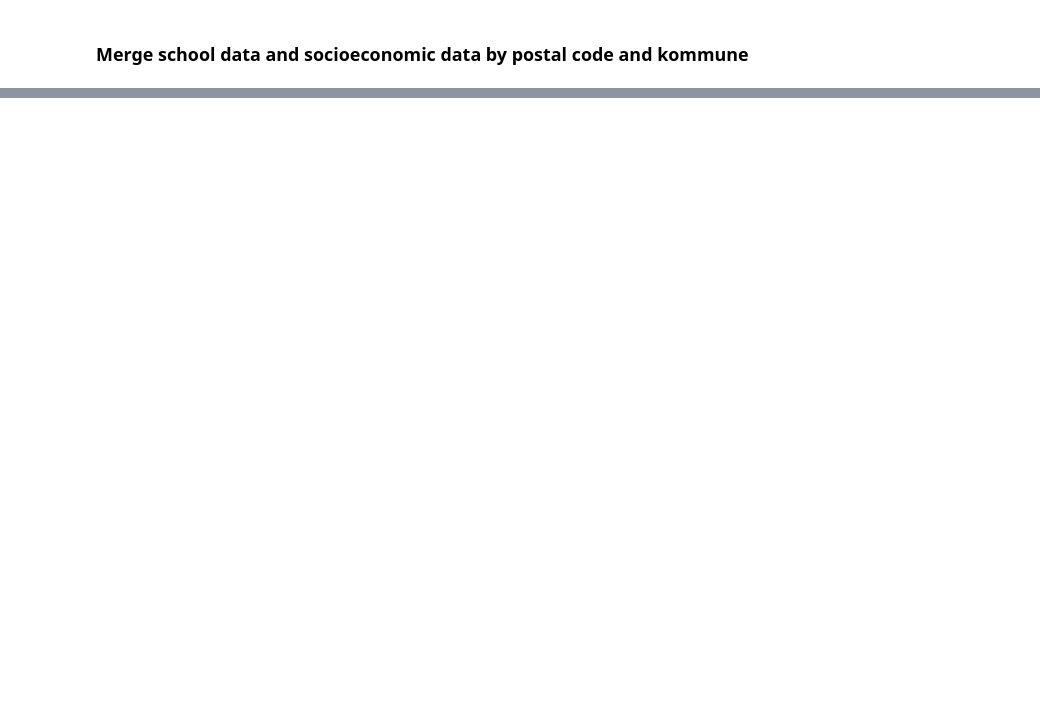
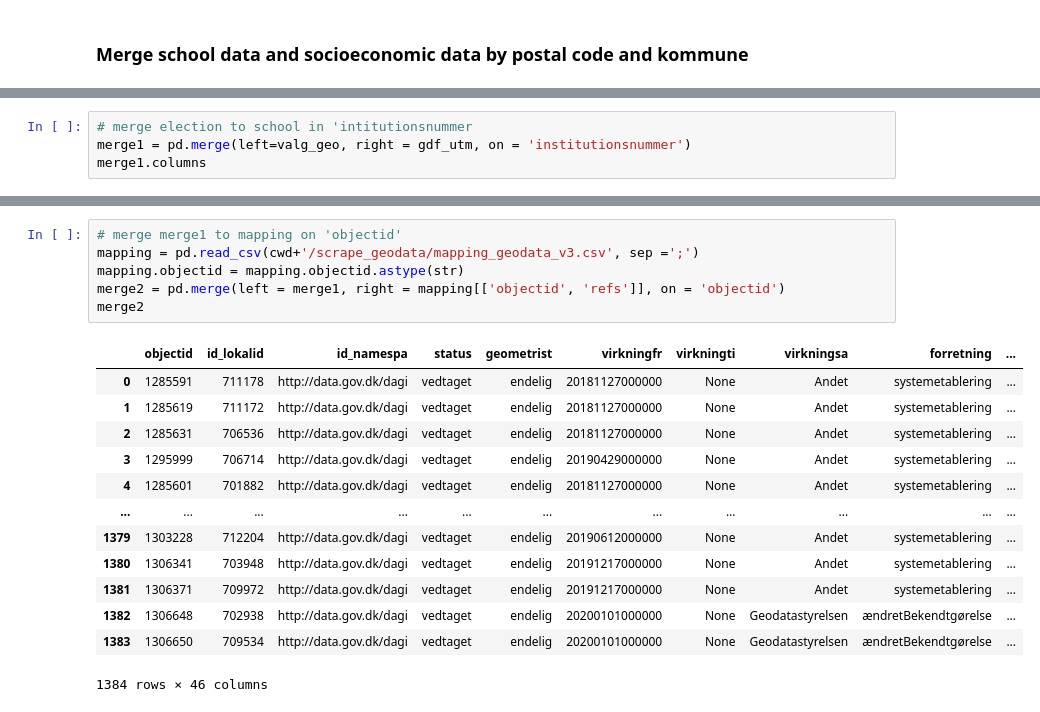
Before and after one commit to ansofol/isds2020_gruppe_63, a Jupyter notebook: exam_project/merge_data.ipynb, the cells around one changed output, grey strips where cells are left out. Drawn from its saved outputs; the diff is of its cells as text; blank space fills up the shorter version.

Commit message:
update to merge

```diff
--- a/exam_project/merge_data.ipynb
+++ b/exam_project/merge_data.ipynb
@@ -51,0 +122,4 @@ RuntimeError: b'no arguments in initialization list'
+# %%
+# merge election to school in 'intitutionsnummer
+merge1 = pd.merge(left=valg_geo, right = gdf_utm, on = 'institutionsnummer')
+merge1.columns
@@ -51,0 +138,20 @@ RuntimeError: b'no arguments in initialization list'
+# %%
+# merge merge1 to mapping on 'objectid'
+mapping = pd.read_csv(cwd+'/scrape_geodata/mapping_geodata_v3.csv', sep =';')
+mapping.objectid = mapping.objectid.astype(str)
+merge2 = pd.merge(left = merge1, right = mapping[['objectid', 'refs']], on = 'objectid')
+merge2
+# %% [output]
+|  | objectid | id_lokalid | id_namespa | status | geometrist | virkningfr | virkningti | virkningsa | forretning | ... |
+| 0 | 1285591 | 711178 | http://data.gov.dk/dagi | vedtaget | endelig | 20181127000000 | None | Andet | systemetablering | ... |
+| 1 | 1285619 | 711172 | http://data.gov.dk/dagi | vedtaget | endelig | 20181127000000 | None | Andet | systemetablering | ... |
+| 2 | 1285631 | 706536 | http://data.gov.dk/dagi | vedtaget | endelig | 20181127000000 | None | Andet | systemetablering | ... |
+| 3 | 1295999 | 706714 | http://data.gov.dk/dagi | vedtaget | endelig | 20190429000000 | None | Andet | systemetablering | ... |
+| 4 | 1285601 | 701882 | http://data.gov.dk/dagi | vedtaget | endelig | 20181127000000 | None | Andet | systemetablering | ... |
+| ... | ... | ... | ... | ... | ... | ... | ... | ... | ... | ... |
+| 1379 | 1303228 | 712204 | http://data.gov.dk/dagi | vedtaget | endelig | 20190612000000 | None | Andet | systemetablering | ... |
+| 1380 | 1306341 | 703948 | http://data.gov.dk/dagi | vedtaget | endelig | 20191217000000 | None | Andet | systemetablering | ... |
+| 1381 | 1306371 | 709972 | http://data.gov.dk/dagi | vedtaget | endelig | 20191217000000 | None | Andet | systemetablering | ... |
+| 1382 | 1306648 | 702938 | http://data.gov.dk/dagi | vedtaget | endelig | 20200101000000 | None | Geodatastyrelsen | ændretBekendtgørelse | ... |
+| 1383 | 1306650 | 709534 | http://data.gov.dk/dagi | vedtaget | endelig | 20200101000000 | None | Geodatastyrelsen | ændretBekendtgørelse | ... |
+1384 rows × 46 columns
```
Also changed, not shown: parts of 16 cells of this notebook, 9 other files.
